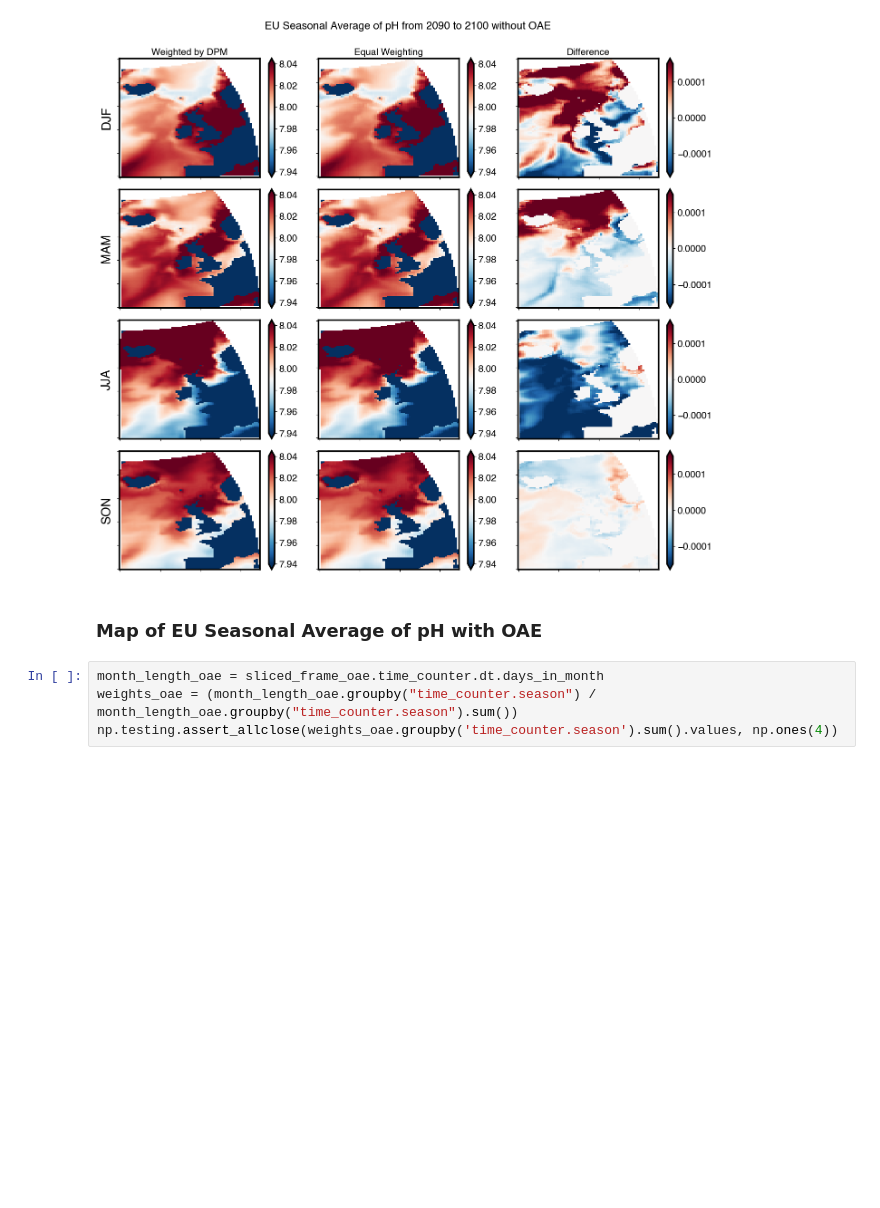
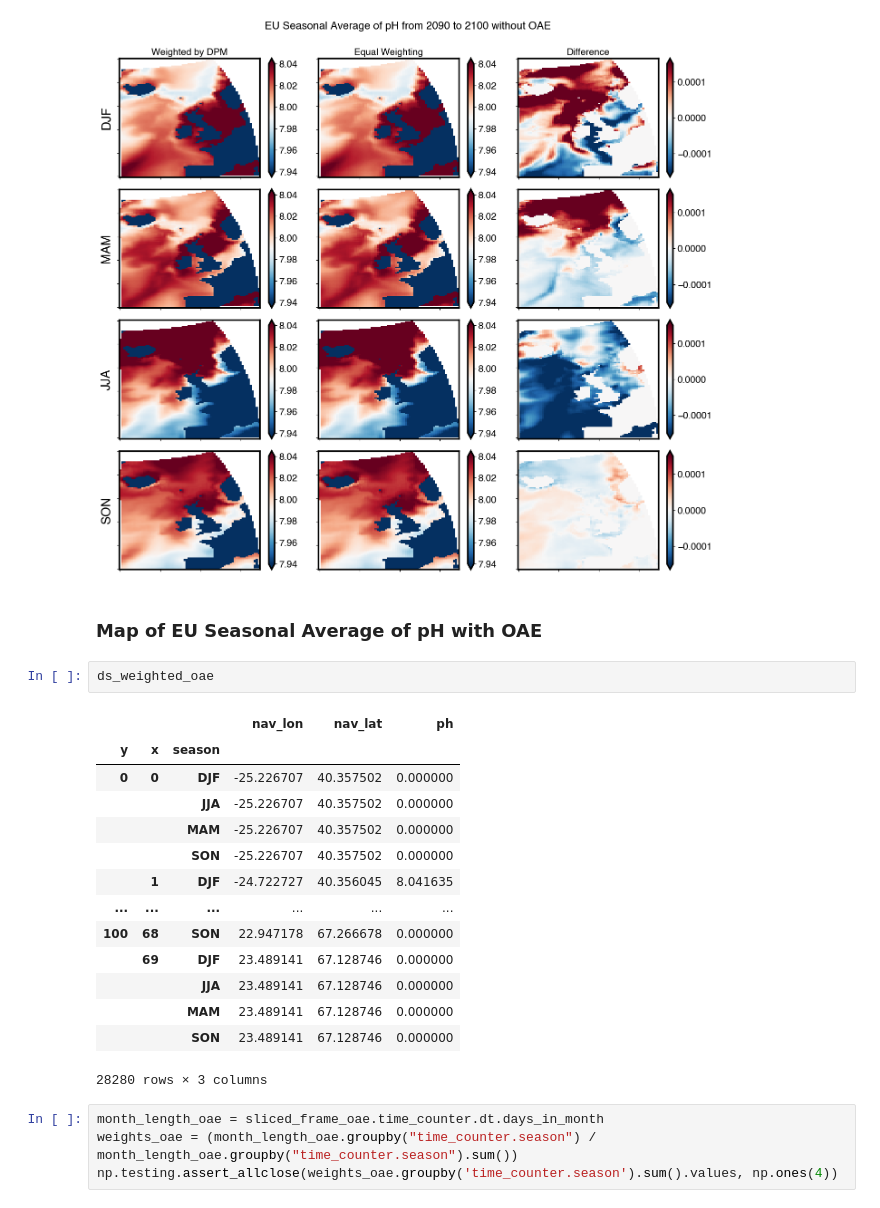
Before and after one commit to chiaraciscato/MScThesis, a Jupyter notebook: pH/pH_Comparison.ipynb, the cells around one changed output. Cells and saved outputs as stored; diff of their text form; blank space fills up the shorter version.

```diff
--- a/pH/pH_Comparison.ipynb
+++ b/pH/pH_Comparison.ipynb
@@ -381,6 +522,23 @@ pass
 [figure]
 # %% [markdown]
 ### Map of EU Seasonal Average of pH with OAE
+# %%
+ds_weighted_oae
+# %% [output]
+|  |  |  | nav_lon | nav_lat | ph |
+| y | x | season |  |  |  |
+| 0 | 0 | DJF | -25.226707 | 40.357502 | 0.000000 |
+|  |  | JJA | -25.226707 | 40.357502 | 0.000000 |
+|  |  | MAM | -25.226707 | 40.357502 | 0.000000 |
+|  |  | SON | -25.226707 | 40.357502 | 0.000000 |
+|  | 1 | DJF | -24.722727 | 40.356045 | 8.041635 |
+| ... | ... | ... | ... | ... | ... |
+| 100 | 68 | SON | 22.947178 | 67.266678 | 0.000000 |
+|  | 69 | DJF | 23.489141 | 67.128746 | 0.000000 |
+|  |  | JJA | 23.489141 | 67.128746 | 0.000000 |
+|  |  | MAM | 23.489141 | 67.128746 | 0.000000 |
+|  |  | SON | 23.489141 | 67.128746 | 0.000000 |
+28280 rows × 3 columns
 # %%
 month_length_oae = sliced_frame_oae.time_counter.dt.days_in_month
 weights_oae = (month_length_oae.groupby("time_counter.season") / month_length_oae.groupby("time_counter.season").sum())
```
Also changed, not shown: parts of 7 cells of this notebook, 2 other files.
